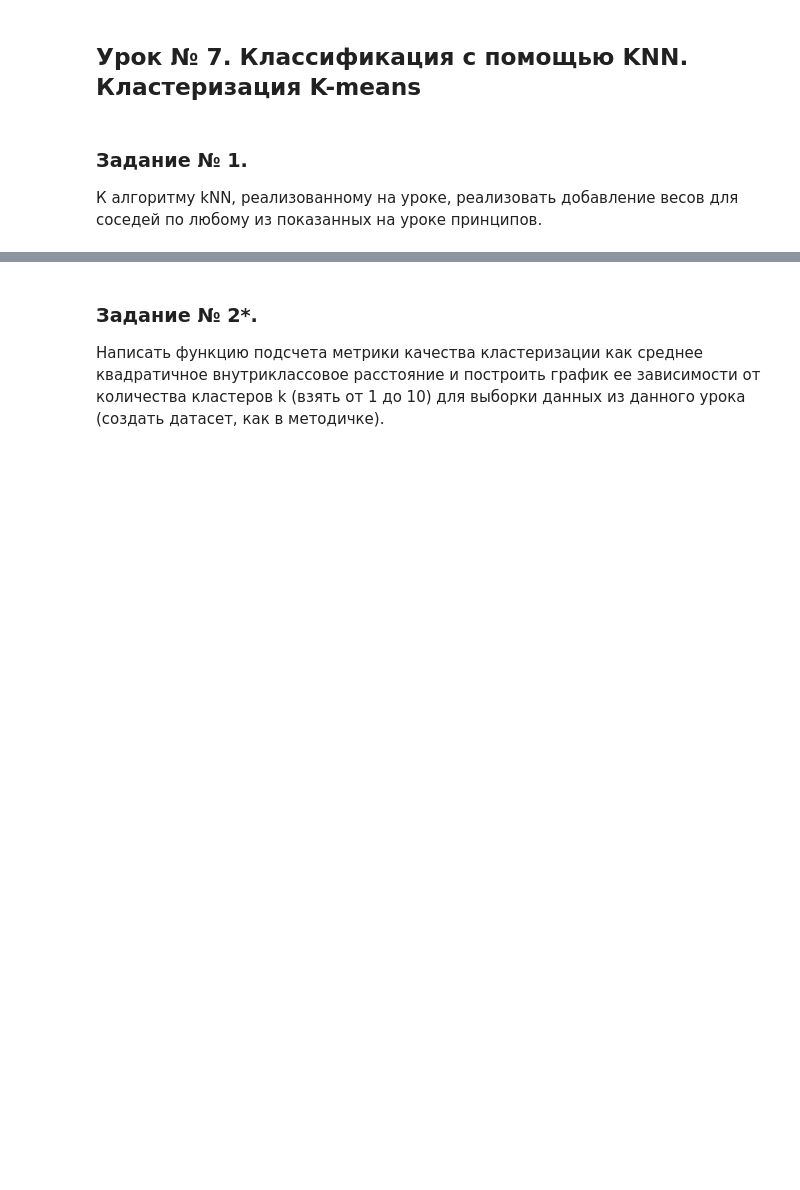
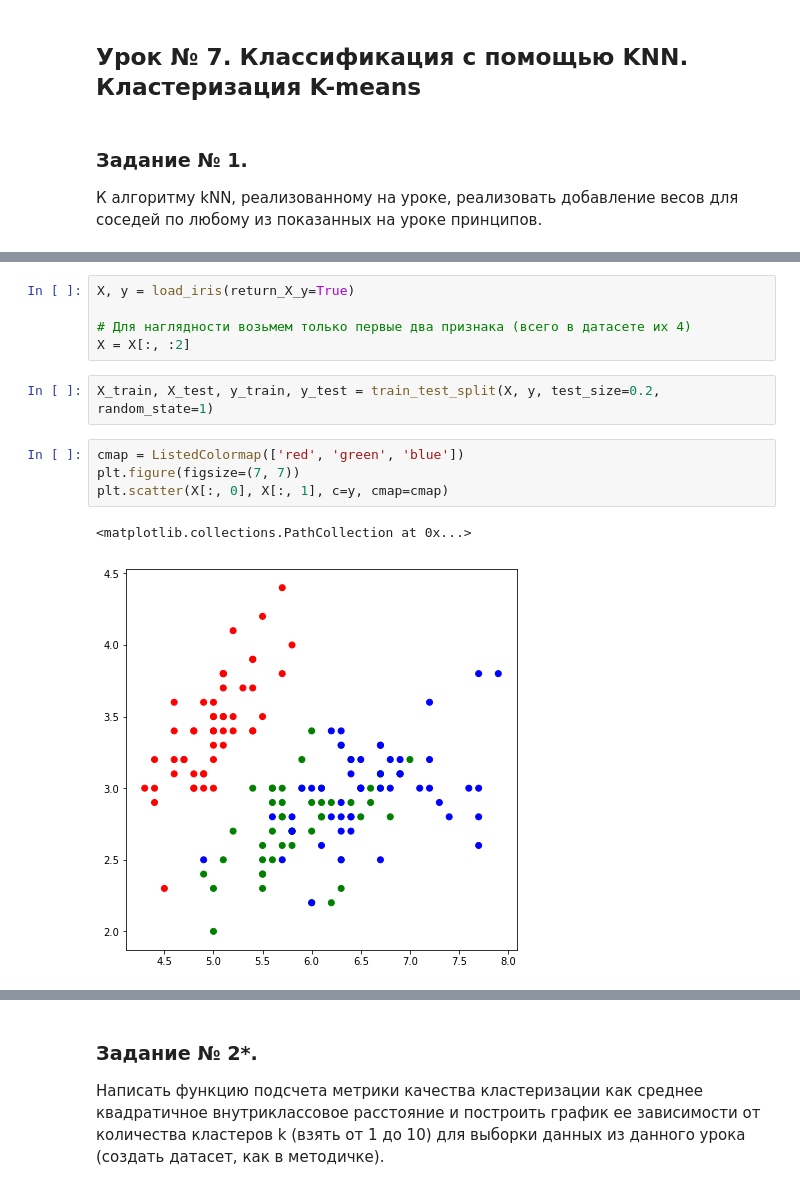
Before and after one commit to Foreman1980/3.1_DataAnalysisAlgorithms, a Jupyter notebook: 7 урок/les7_task1-2.ipynb, the cells around one changed output, grey strips where cells are left out. Drawn from its saved outputs; the diff is of its cells as text; blank space fills up the shorter version.

```diff
--- a/7 урок/les7_task1-2.ipynb
+++ b/7 урок/les7_task1-2.ipynb
@@ -5,0 +14,14 @@
+# %%
+X, y = load_iris(return_X_y=True)
+
+# Для наглядности возьмем только первые два признака (всего в датасете их 4)
+X = X[:, :2]
+# %%
+X_train, X_test, y_train, y_test = train_test_split(X, y, test_size=0.2, random_state=1)
+# %%
+cmap = ListedColormap(['red', 'green', 'blue'])
+plt.figure(figsize=(7, 7))
+plt.scatter(X[:, 0], X[:, 1], c=y, cmap=cmap)
+# %% [output]
+<matplotlib.collections.PathCollection at 0x...>
+[figure, added]
```
Also changed, not shown: parts of 24 cells of this notebook.
